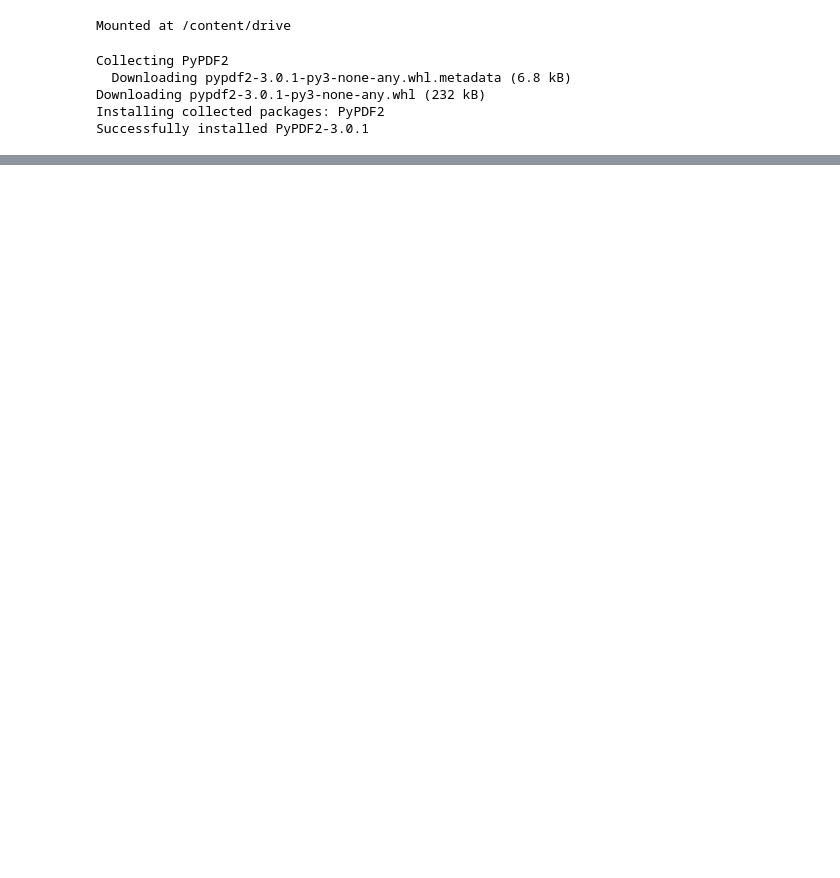
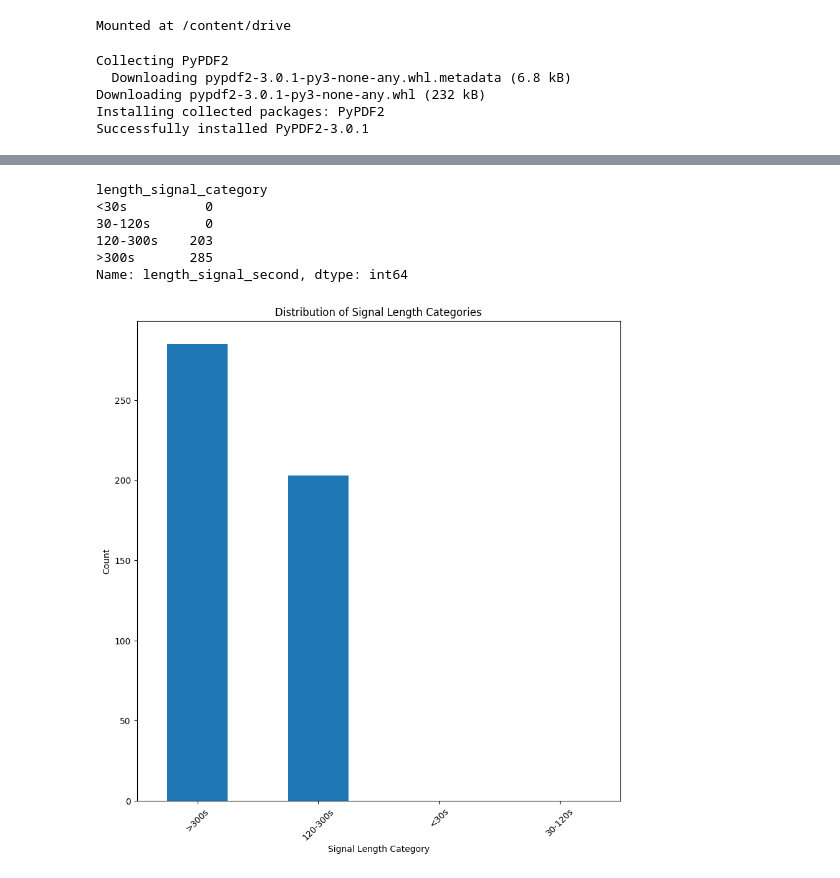
Before and after one commit to bahoang271199/MERMAID-AI, a Jupyter notebook: EDA.ipynb, the cells around one changed output, grey strips where cells are left out. Drawn from its saved outputs; the diff is of its cells as text; code cells hidden in the pictures; blank space fills up the shorter version.

```diff
--- a/EDA.ipynb
+++ b/EDA.ipynb
@@ -75,0 +459,24 @@ df_allfiles
+# %%
+# prompt: how many samples for each category
+
+samples_per_category = df_allfiles.groupby('length_signal_category')['length_signal_second'].count()
+print(samples_per_category)
+# %% [output]
+length_signal_category
+<30s          0
+30-120s       0
+120-300s    203
+>300s       285
+Name: length_signal_second, dtype: int64
+# %%
+# prompt: plot the length signal category
+
+plt.figure(figsize=(10, 10))
+df_allfiles['length_signal_category'].value_counts().plot(kind='bar')
+plt.xlabel('Signal Length Category')
+plt.xticks(rotation=45)
+plt.ylabel('Count')
+plt.title('Distribution of Signal Length Categories')
+plt.show()
+# %% [output]
+[figure, added]
```
Also changed, not shown: parts of 111 cells of this notebook.
